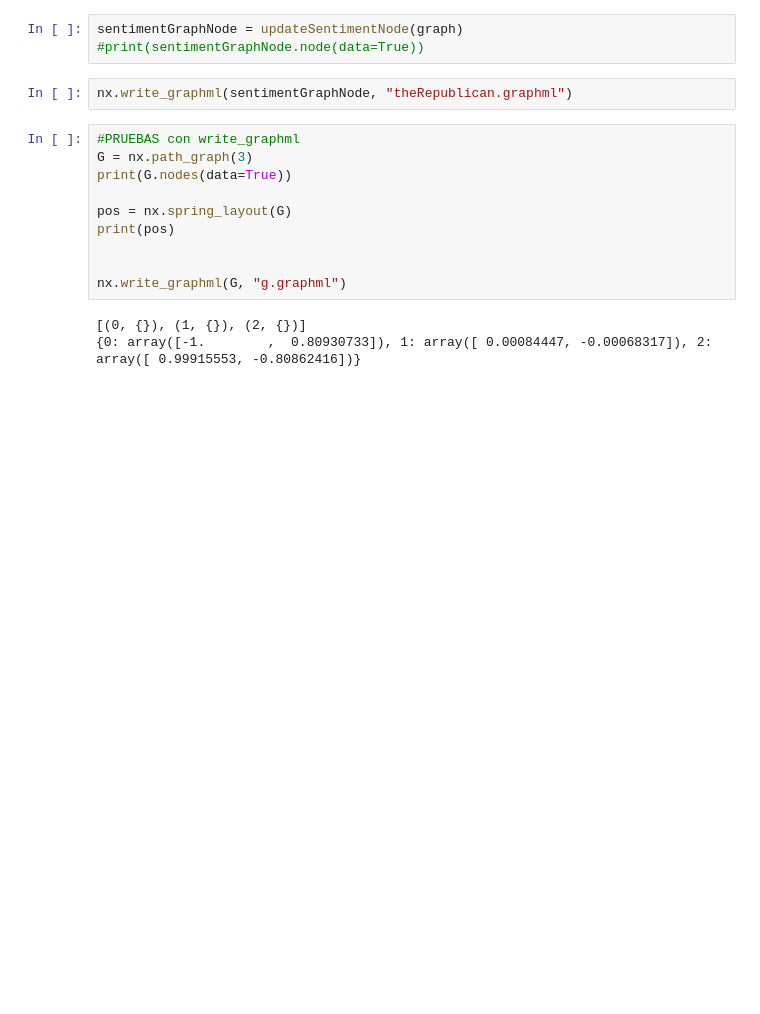
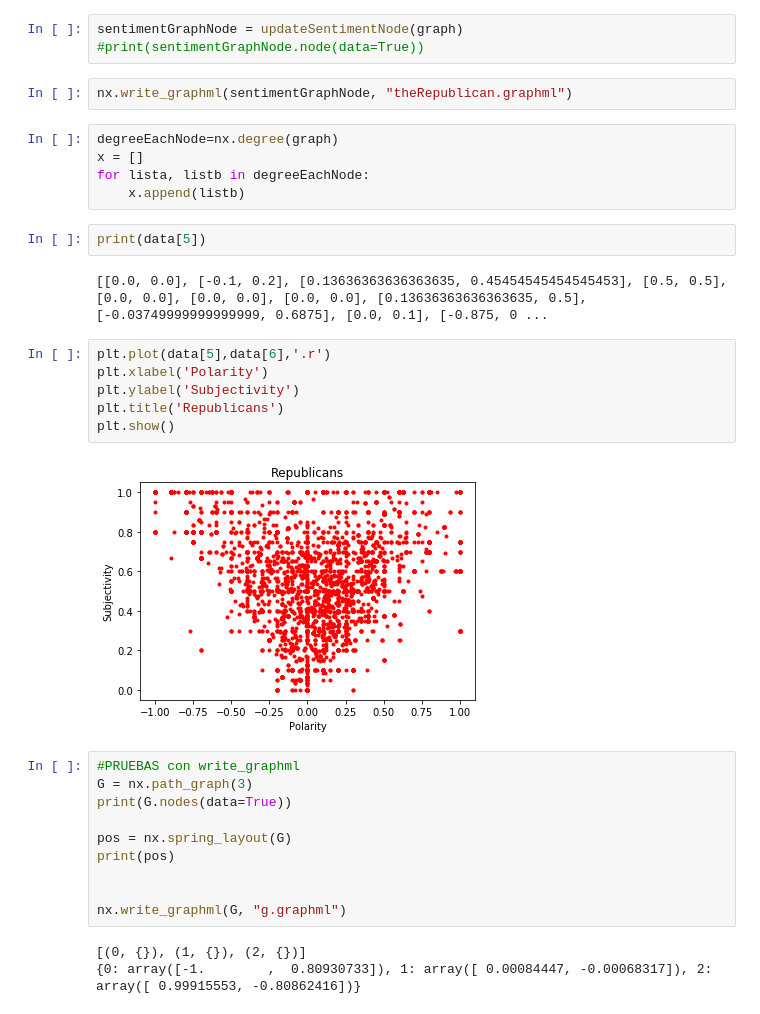
Before and after one commit to andriy47/TFM, a Jupyter notebook: Republicans.ipynb, the cells around one changed output. Saved outputs shown, nothing was run; the diff lists cells and outputs as text; blank space fills up the shorter version.

```diff
--- a/Republicans.ipynb
+++ b/Republicans.ipynb
@@ -44,6 +44,23 @@ sentimentGraphNode = updateSentimentNode(graph)
 #print(sentimentGraphNode.node(data=True))
 # %%
 nx.write_graphml(sentimentGraphNode, "theRepublican.graphml")
+# %%
+degreeEachNode=nx.degree(graph)
+x = []
+for lista, listb in degreeEachNode:
+    x.append(listb)
+# %%
+print(data[5])
+# %% [output]
+[[0.0, 0.0], [-0.1, 0.2], [0.13636363636363635, 0.45454545454545453], [0.5, 0.5], [0.0, 0.0], [0.0, 0.0], [0.0, 0.0], [0.13636363636363635, 0.5], [-0.03749999999999999, 0.6875], [0.0, 0.1], [-0.875, 0 ...
+# %%
+plt.plot(data[5],data[6],'.r')
+plt.xlabel('Polarity')
+plt.ylabel('Subjectivity')
+plt.title('Republicans')
+plt.show()
+# %% [output]
+[figure, added]
 # %%
 #PRUEBAS con write_graphml
 G = nx.path_graph(3)
```
Also changed, not shown: 3 other files.
